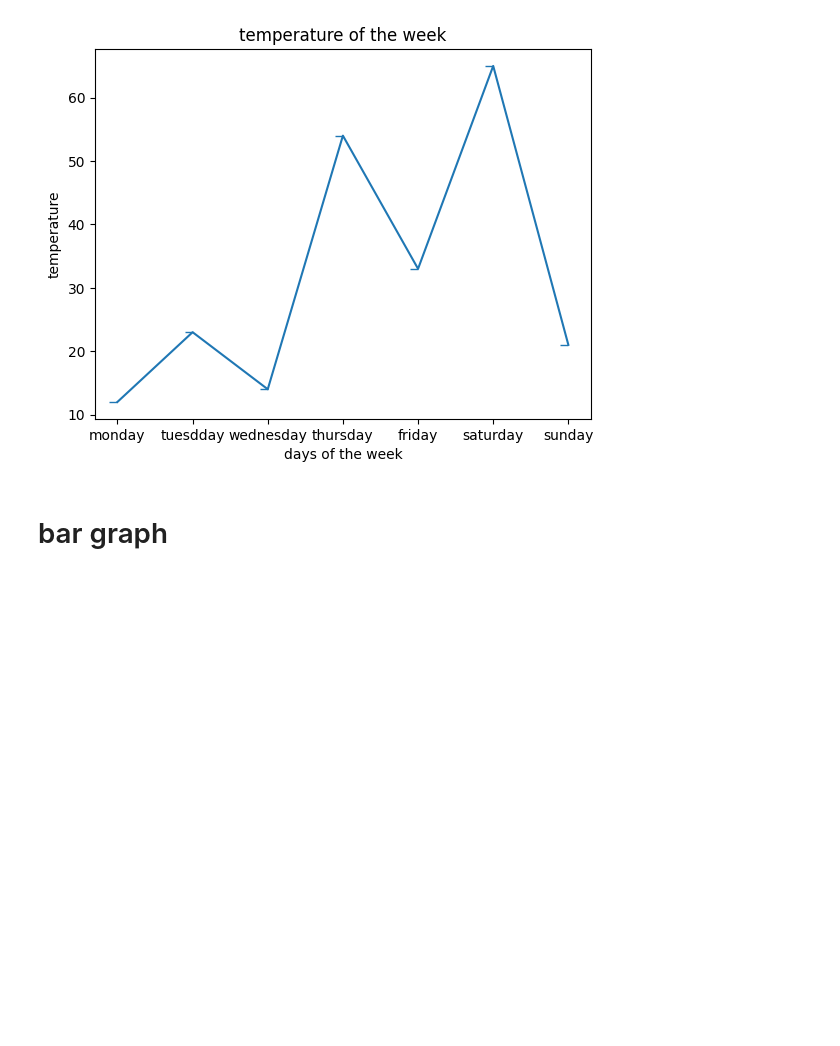
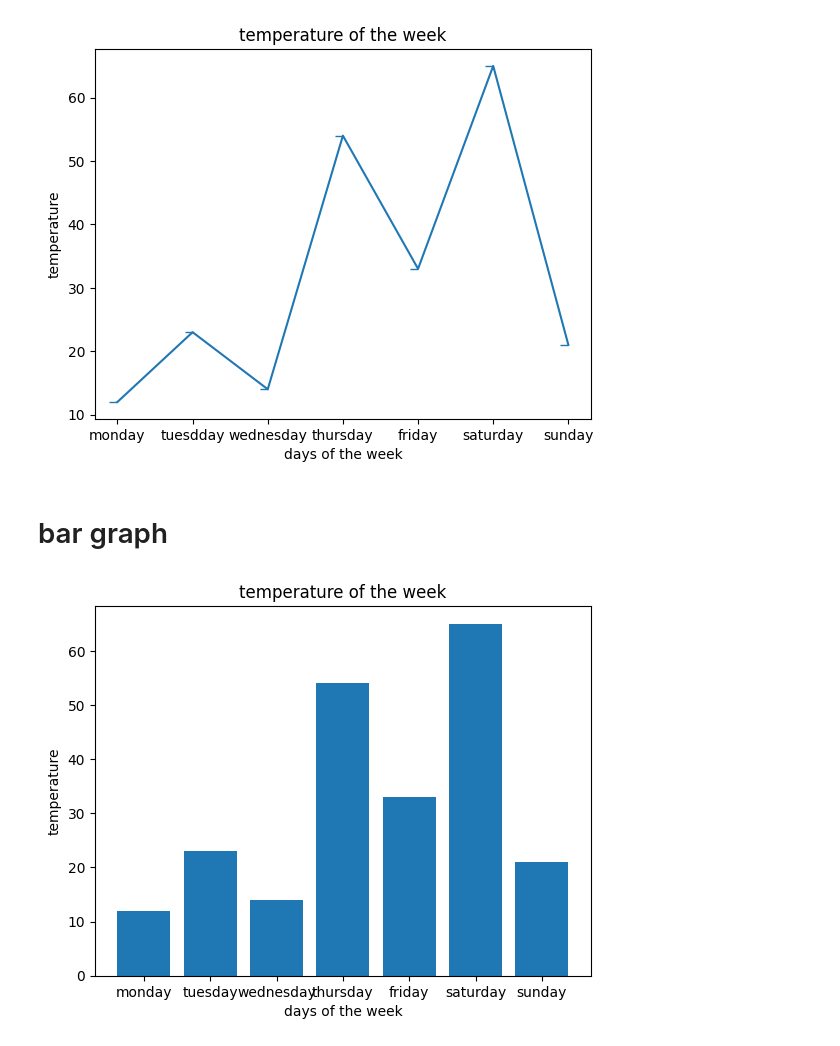
Before and after one commit to ronav06/python-learning-note-book, a Jupyter notebook: Untitled2.ipynb, the cells around one changed output. Cells and saved outputs as stored; diff of their text form; code cells hidden in the pictures; blank space fills up the shorter version.

```diff
--- a/Untitled2.ipynb
+++ b/Untitled2.ipynb
@@ -47,9 +47,14 @@ plt.show()
 # %% [markdown]
 # bar graph
 # %%
-days = ["chip"]
-temperature = [12, 23,14,54,33,65,21]
+import matplotlib.pyplot as plt
+
+days = ["monday","tuesday","wednesday","thursday","friday","saturday","sunday"]
+temperature = [12,23,14,54,33,65,21]
 plt.bar(days, temperature)
 plt.title("temperature of the week")
 plt.xlabel("days of the week")
 plt.ylabel("temperature")
+plt.show()
+# %% [output]
+[figure, added]
```
Also changed, not shown: parts of 2 cells of this notebook.
